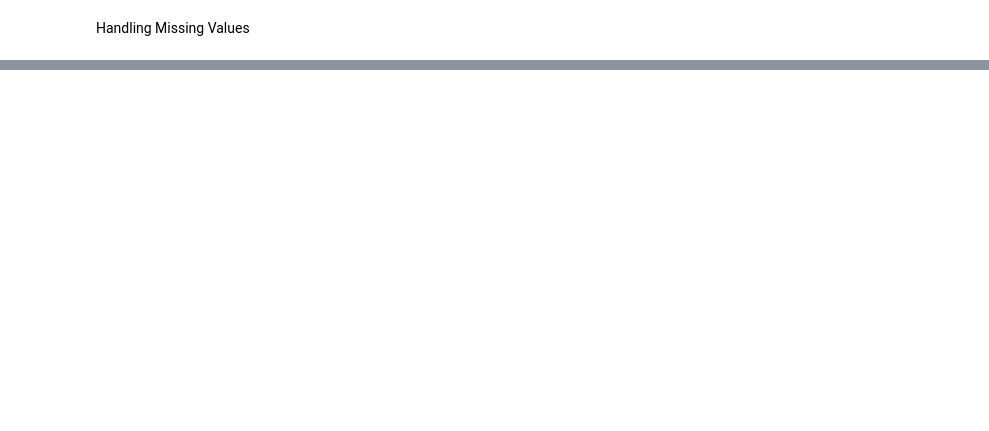
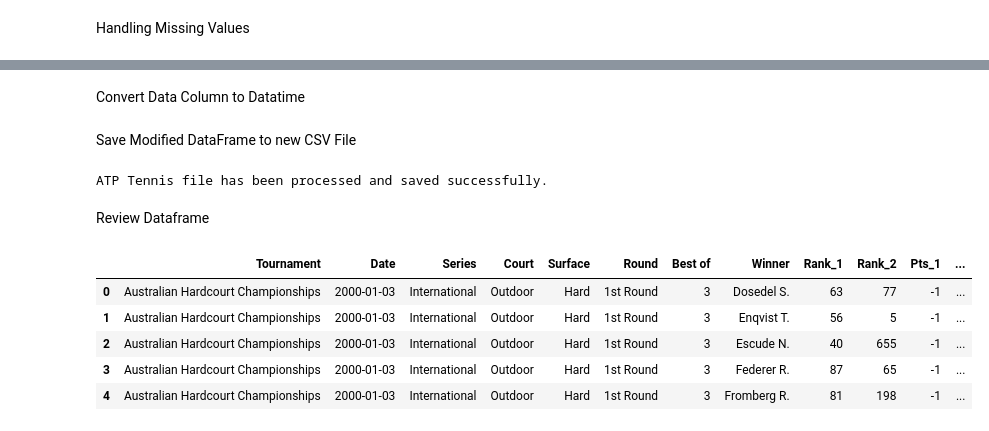
Before and after one commit to jg2012/Capstone_Project, a Jupyter notebook: ATP_notebook.ipynb, the cells around one changed output, grey strips where cells are left out. Drawn from its saved outputs; the diff is of its cells as text; code cells hidden in the pictures; blank space fills up the shorter version.

```diff
--- a/ATP_notebook.ipynb
+++ b/ATP_notebook.ipynb
@@ -202,3 +94,0 @@ Data Transformation
-# %%
-df['Date'] = pd.to_datetime(df['Date'])
-df['Score'] = df['Score'].astype(float)
@@ -206,0 +95,2 @@ ValueError: could not convert string to float: '6-4 6-2'
+# %%
+df = handle_missing_values(df)
@@ -206,0 +99,34 @@ ValueError: could not convert string to float: '6-4 6-2'
+# %%
+if 'Player_1' in df.columns and 'Player_2' in df.columns:
+    df = split_player_name(df, 'Player_1')
+    df = split_player_name(df, 'Player_2')
+else:
+    print("Required columns 'Player_1' and 'Player_2' are not present in the DataFrame.")
+# %% [markdown]
+Convert Data Column to Datatime
+# %%
+if 'Date' in df.columns:
+    try:
+        df['Date'] = pd.to_datetime(df['Date'])
+    except Exception as e:
+        print(f"Error converting 'Date' column: {e}")
+# %% [markdown]
+Save Modified DataFrame to new CSV File
+# %%
+output_file = 'data/atp_tennis_modified.csv'
+df.to_csv(output_file, index=False)
+
+print("ATP Tennis file has been processed and saved successfully.")
+# %% [output]
+ATP Tennis file has been processed and saved successfully.
+# %% [markdown]
+Review Dataframe
+# %%
+df.head()
+# %% [output]
+|  | Tournament | Date | Series | Court | Surface | Round | Best of | Winner | Rank_1 | Rank_2 | Pts_1 | ... |
+| 0 | Australian Hardcourt Championships | 2000-01-03 | International | Outdoor | Hard | 1st Round | 3 | Dosedel S. | 63 | 77 | -1 | ... |
+| 1 | Australian Hardcourt Championships | 2000-01-03 | International | Outdoor | Hard | 1st Round | 3 | Enqvist T. | 56 | 5 | -1 | ... |
+| 2 | Australian Hardcourt Championships | 2000-01-03 | International | Outdoor | Hard | 1st Round | 3 | Escude N. | 40 | 655 | -1 | ... |
+| 3 | Australian Hardcourt Championships | 2000-01-03 | International | Outdoor | Hard | 1st Round | 3 | Federer R. | 87 | 65 | -1 | ... |
+| 4 | Australian Hardcourt Championships | 2000-01-03 | International | Outdoor | Hard | 1st Round | 3 | Fromberg R. | 81 | 198 | -1 | ... |
```
Also changed, not shown: parts of 36 cells of this notebook, 2 other files.
